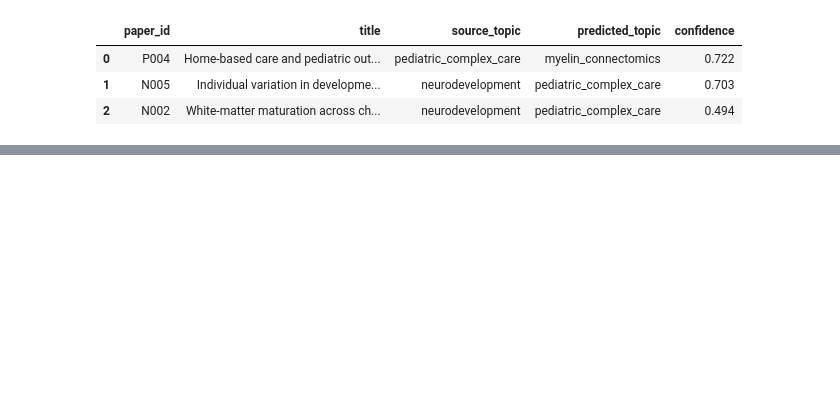
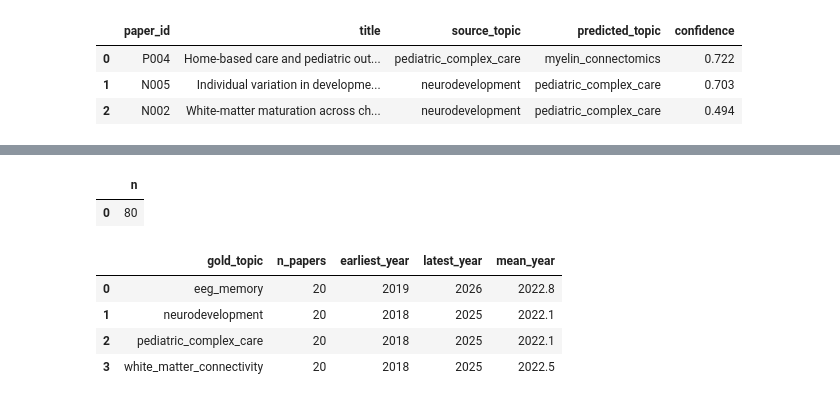
Before and after one commit to MarkNelson86/biomedical-literature-search-hf-sql, a Jupyter notebook: biomedical_literature_search_hf_sql.ipynb, the cells around one changed output, grey strips where cells are left out. Cells and saved outputs as stored; diff of their text form; code cells hidden in the pictures; blank space fills up the shorter version.

```diff
--- a/biomedical_literature_search_hf_sql.ipynb
+++ b/biomedical_literature_search_hf_sql.ipynb
@@ -780,0 +649,52 @@ When presenting this project, focus on the workflow rather than claiming domain-
+# %%
+if REAL_DB_PATH.exists():
+    REAL_DB_PATH.unlink()
+
+real_conn = sqlite3.connect(REAL_DB_PATH)
+
+db_cols = [
+    "paper_id",
+    "pmid",
+    "doi",
+    "title",
+    "abstract",
+    "year",
+    "journal",
+    "gold_topic",
+]
+
+real_corpus[db_cols].to_sql(
+    "papers",
+    real_conn,
+    if_exists="replace",
+    index=False,
+)
+
+pd.read_sql_query(
+    "SELECT COUNT(*) AS n FROM papers;",
+    real_conn,
+)
+# %% [output]
+|  | n |
+| 0 | 80 |
+# %%
+pd.read_sql_query(
+    """
+    SELECT
+        gold_topic,
+        COUNT(*) AS n_papers,
+        MIN(year) AS earliest_year,
+        MAX(year) AS latest_year,
+        ROUND(AVG(year), 1) AS mean_year
+    FROM papers
+    GROUP BY gold_topic
+    ORDER BY gold_topic;
+    """,
+    real_conn,
+)
+# %% [output]
+|  | gold_topic | n_papers | earliest_year | latest_year | mean_year |
+| 0 | eeg_memory | 20 | 2019 | 2026 | 2022.8 |
+| 1 | neurodevelopment | 20 | 2018 | 2025 | 2022.1 |
+| 2 | pediatric_complex_care | 20 | 2018 | 2025 | 2022.1 |
+| 3 | white_matter_connectivity | 20 | 2018 | 2025 | 2022.5 |
```
Also changed, not shown: parts of 69 cells of this notebook.
